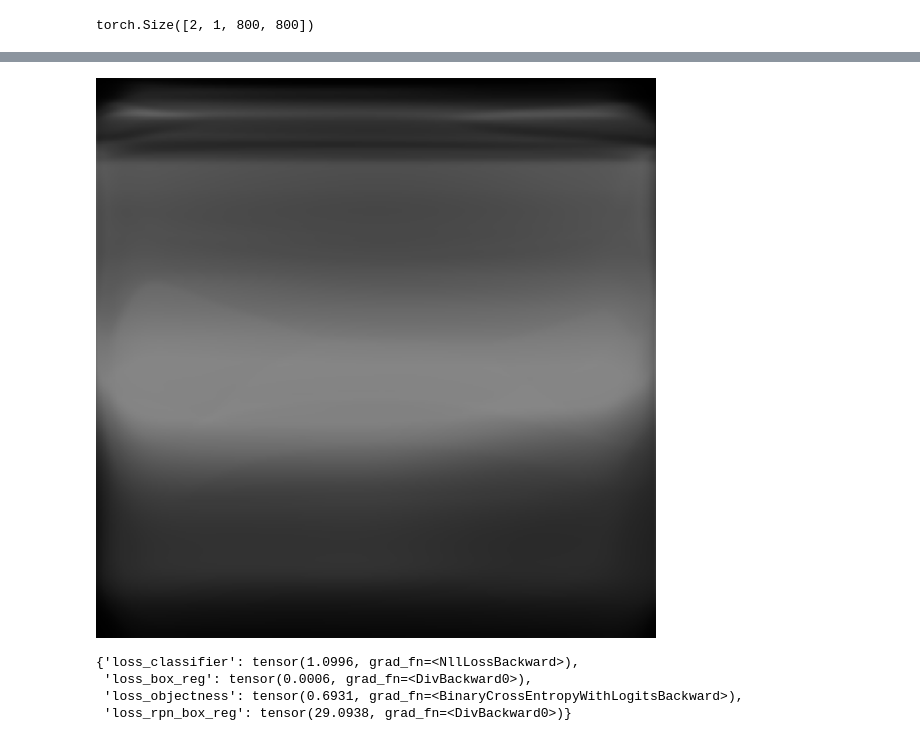
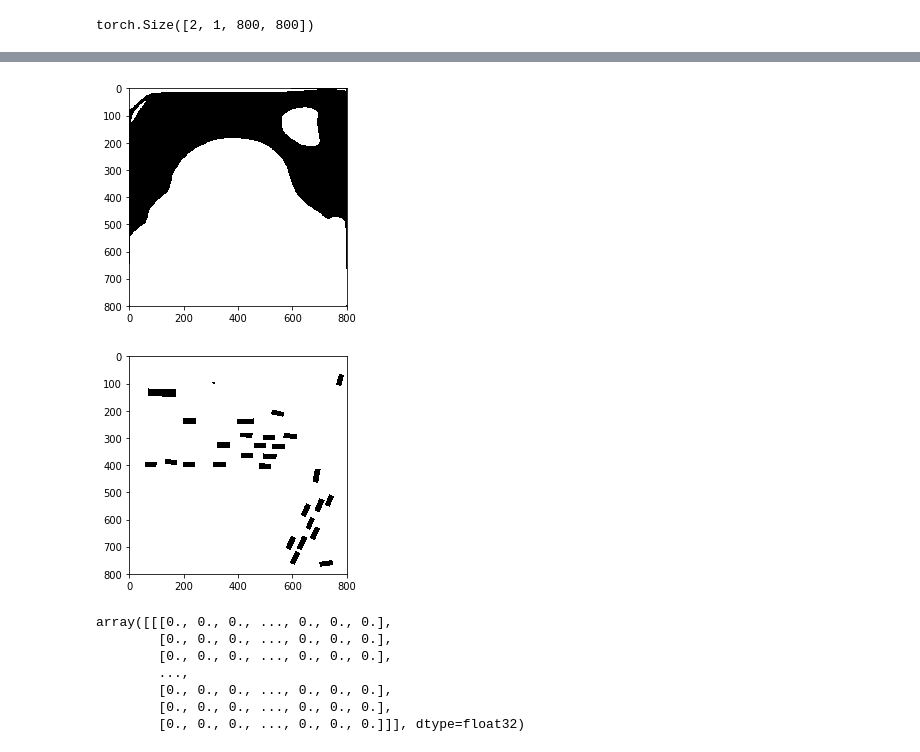
Before and after one commit to css459/dl-final-project, a Jupyter notebook: notebooks/resvar-infer.ipynb, the cells around one changed output, grey strips where cells are left out. Cells and saved outputs as stored; diff of their text form; code cells hidden in the pictures.

```diff
--- a/notebooks/resvar-infer.ipynb
+++ b/notebooks/resvar-infer.ipynb
@@ -15,7 +15,7 @@ model = Prototype('cpu')
 # model.device = 'cpu'
 # model.is_variational = True
 
-file_path = '/home/cole/labeled-roadmap-resnet-latest.torch.dl'
+file_path = '../resvar_weights/labeled-resvar-latest.torch'
 model.load_state_dict(torch.load(file_path,
                                  map_location=torch.device('cpu')))
 model = model.eval()
@@ -48,0 +66,3 @@ torch.Size([2, 3, 800, 800])
+# %%
+objs_mask = np.where(objs_map[0][0].detach().numpy() > 0.03, 1, 0)
+objs_mask.shape
@@ -58,8 +76,30 @@ Image.fromarray(road_recon_map[0][0].detach().numpy().astype('bool')).convert('1
-# %%
-channel = 1
-Image.fromarray(objs_map[0][channel].detach().numpy().astype('float') * 255.0).convert('L')
-# %% [output]
-[figure, removed]
+# %%
+import matplotlib.pyplot as plt
+from helpers.helper import draw_box
+# The center of image is 400 * 400
+fig, ax = plt.subplots()
+ax.imshow(objs_mask.astype('bool'), cmap ='binary');
+# %% [output]
+[figure, added]
+# %%
+from data import _make_bounding_box_img_simple
+
+s = _make_bounding_box_img_simple(targets[0], True).numpy()
+
+fig, ax = plt.subplots()
+ax.imshow(s[0].astype('bool'), cmap ='binary');
+# %% [output]
+[figure, added]
+# %%
+s
+# %% [output]
+array([[[0., 0., 0., ..., 0., 0., 0.],
+        [0., 0., 0., ..., 0., 0., 0.],
+        [0., 0., 0., ..., 0., 0., 0.],
+        ...,
+        [0., 0., 0., ..., 0., 0., 0.],
+        [0., 0., 0., ..., 0., 0., 0.],
+        [0., 0., 0., ..., 0., 0., 0.]]], dtype=float32)
 # %%
 # import matplotlib.pyplot as plt
 # from helpers.helper import draw_box
@@ -79,8 +119,3 @@ osn = make_object_seg_network_from_backbone(model.backbone, 512, 3)
 # %%
-osn.train()
-osn(objs_map, convert_bounding_box_targets(targets))
+# osn.train()
+# osn(objs_map, convert_bounding_box_targets(targets))
-# %% [output]
-{'loss_classifier': tensor(1.0996, grad_fn=<NllLossBackward>),
- 'loss_box_reg': tensor(0.0006, grad_fn=<DivBackward0>),
- 'loss_objectness': tensor(0.6931, grad_fn=<BinaryCrossEntropyWithLogitsBackward>),
- 'loss_rpn_box_reg': tensor(29.0938, grad_fn=<DivBackward0>)}
```
Also changed, not shown: parts of 10 cells of this notebook, 6 other files.
